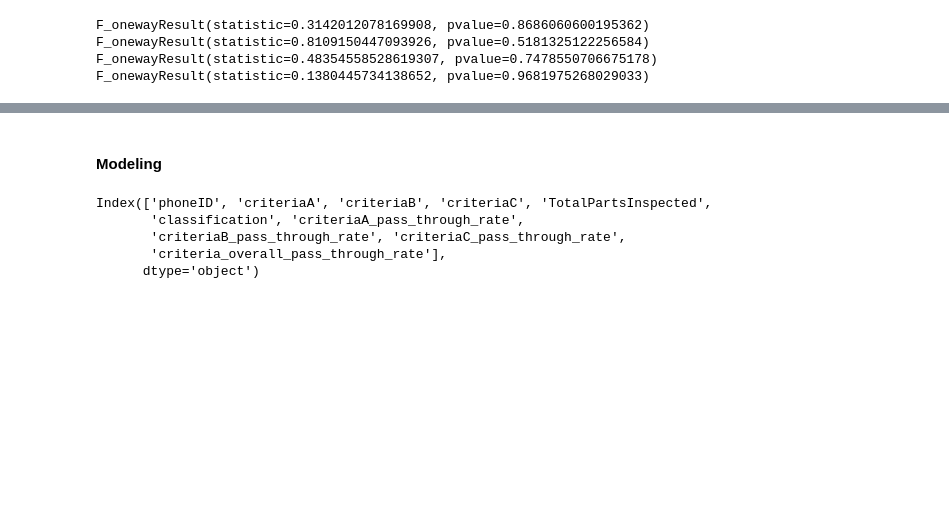
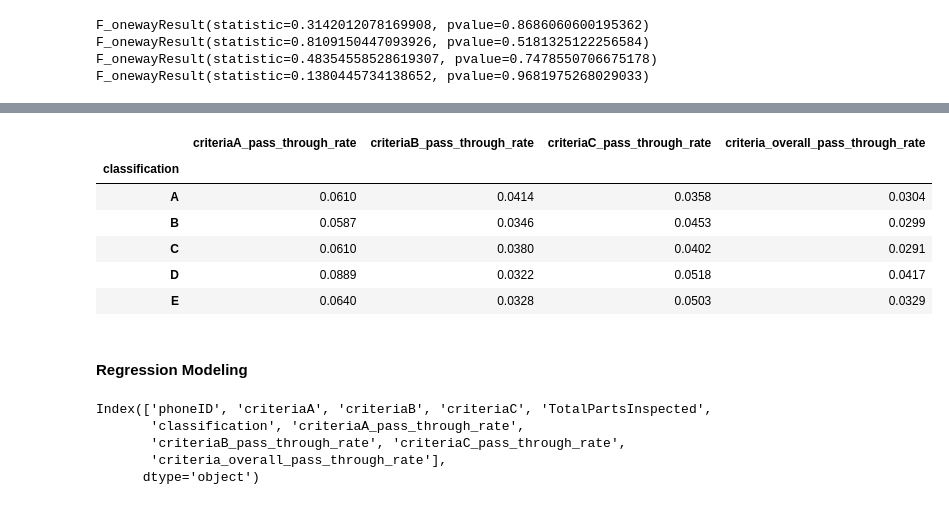
Before and after one commit to Ting-DS/Tesla-Manufacturing-Data-Quality-Analysis, a Jupyter notebook: Metric_Design.ipynb, the cells around one changed output, grey strips where cells are left out. Drawn from its saved outputs; the diff is of its cells as text; code cells hidden in the pictures; blank space fills up the shorter version.

```diff
--- a/Metric_Design.ipynb
+++ b/Metric_Design.ipynb
@@ -119,5 +170,20 @@ for col in ['criteriaA_pass_through_rate', 'criteriaB_pass_through_rate', 'crite
+# %%
+SD_pass_rate= sample_data.groupby(by= 'classification')['criteriaA_pass_through_rate'\
+                                          , 'criteriaB_pass_through_rate'\
+                                          , 'criteriaC_pass_through_rate'\
+                                          , 'criteria_overall_pass_through_rate'].std().round(4)
+
+SD_pass_rate
+# %% [output]
+|  | criteriaA_pass_through_rate | criteriaB_pass_through_rate | criteriaC_pass_through_rate | criteria_overall_pass_through_rate |
+| classification |  |  |  |  |
+| A | 0.0610 | 0.0414 | 0.0358 | 0.0304 |
+| B | 0.0587 | 0.0346 | 0.0453 | 0.0299 |
+| C | 0.0610 | 0.0380 | 0.0402 | 0.0291 |
+| D | 0.0889 | 0.0322 | 0.0518 | 0.0417 |
+| E | 0.0640 | 0.0328 | 0.0503 | 0.0329 |
 # %% [markdown]
-#### Modeling
+#### Regression Modeling
 # %%
 sample_data.columns
 # %% [output]
```
Also changed, not shown: parts of 7 cells of this notebook.
